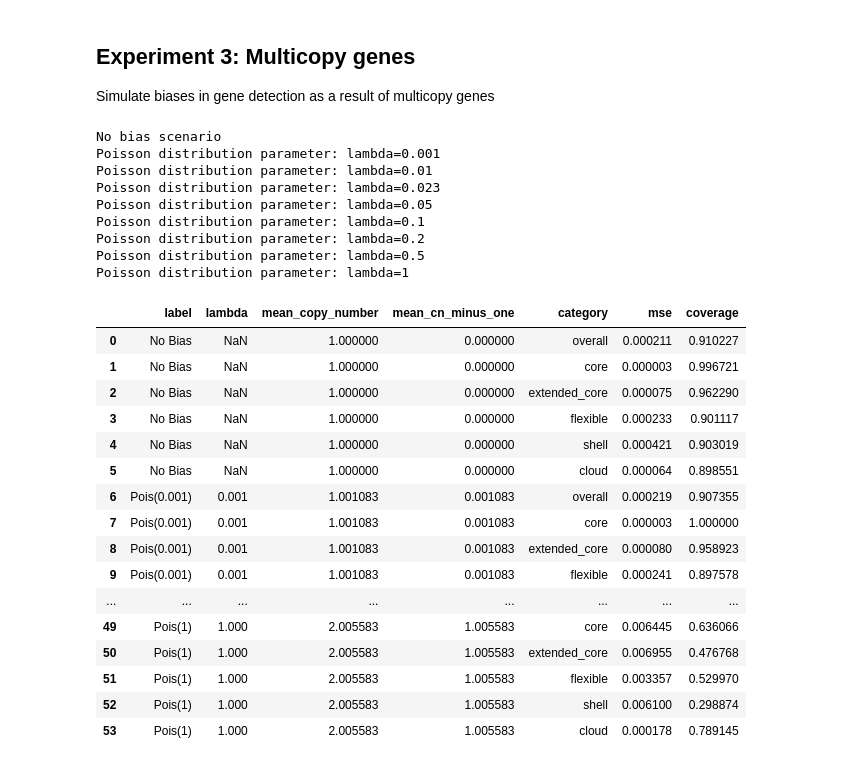
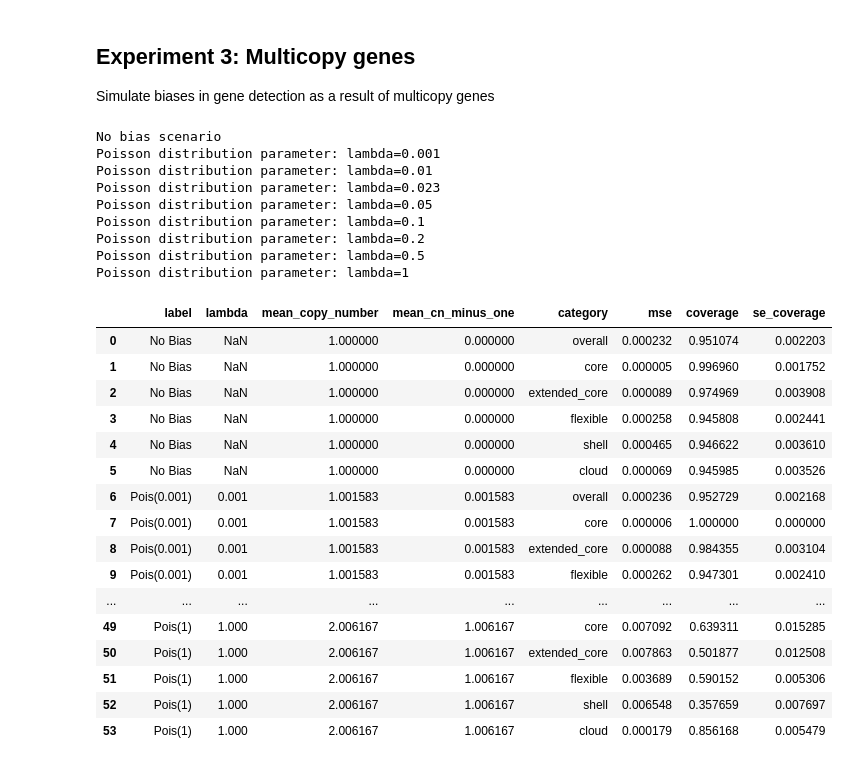
Before and after one commit to blasks/gene-prevalence, a Jupyter notebook: experiments/3-model-misspecification-simulations.ipynb, the cells around one changed output. Saved outputs shown, nothing was run; the diff lists cells and outputs as text; code cells hidden in the pictures.

```diff
--- a/experiments/3-model-misspecification-simulations.ipynb
+++ b/experiments/3-model-misspecification-simulations.ipynb
@@ -21,7 +21,10 @@ from gene_prevalence.simulations import build_observed_data_matrix, \
     build_presence_absence_matrix
 
 # instatiate random number generator with fixed seed for reproducibility
-rng = np.random.default_rng(seed=9481)
+rng = np.random.default_rng(seed=303838)
+
+# set confidence interval alpha level
+ci_alpha = 0.05
 # %%
 # set aesthetic parameters
 
@@ -253,11 +256,11 @@ for n_marker_genes in n_marker_genes_options:
     fit = model.fit(
         estimator="mle",
         interval_method="likelihood_ratio",
-        alpha=0.1,
+        alpha=ci_alpha,
         clip=True,
     )
     pi_hat = fit.prevalence
-    ci_lower, ci_upper = fit.confidence_interval()  # 90% confidence intervals
+    ci_lower, ci_upper = fit.confidence_interval()  # confidence interval bounds
 
     # evaluate MSE and coverage for each subset of genes
     for category, genes in category_definitions.items():
@@ -265,7 +268,7 @@ for n_marker_genes in n_marker_genes_options:
         # calculate MSE of estimated pi values compared to true pi values for this subset of genes
         mse = np.mean((pi_hat[genes] - true_pi_values[genes]) ** 2)
 
-        # calculate coverage of confidence intervals
+        # calculate confidence interval coverage
         # (proportion of true pi values that fall within the intervals) for this subset of genes
         coverage = np.mean((true_pi_values[genes] >= ci_lower[genes]) & (true_pi_values[genes] <= ci_upper[genes]))
 
@@ -274,7 +277,8 @@ for n_marker_genes in n_marker_genes_options:
             'n_marker_genes': n_marker_genes,
             'category': category,
             'mse': mse,
-            'coverage': coverage
+            'coverage': coverage,
+            'se_coverage': np.sqrt(coverage * (1 - coverage) / len(genes))  # standard error of coverage estimate
         })
 
 # convert results to a pandas dataframe
@@ -426,11 +442,11 @@ for beta in beta_values:
     fit = model.fit(
         estimator="mle",
         interval_method="likelihood_ratio",
-        alpha=0.1,
+        alpha=ci_alpha,
         clip=True,
     )
     pi_hat = fit.prevalence
-    ci_lower, ci_upper = fit.confidence_interval()  # 90% confidence intervals
+    ci_lower, ci_upper = fit.confidence_interval()  # confidence interval bounds
     pi_predictions_df[label] = pi_hat
 
     # evaluate MSE and coverage for each subset of genes
@@ -439,7 +455,7 @@ for beta in beta_values:
         # calculate MSE of estimated pi values compared to true pi values for this subset of genes
         mse = np.mean((pi_hat[genes] - true_pi_values[genes]) ** 2)
 
-        # calculate coverage of confidence intervals
+        # calculate confidence interval coverage
         # (proportion of true pi values that fall within the intervals) for this subset of genes
         coverage = np.mean((true_pi_values[genes] >= ci_lower[genes]) & (true_pi_values[genes] <= ci_upper[genes]))
 
@@ -450,7 +466,8 @@ for beta in beta_values:
             'beta': None if alpha is None else beta,
             'category': category,
             'mse': mse,
-            'coverage': coverage
+            'coverage': coverage,
+            'se_coverage': np.sqrt(coverage * (1 - coverage) / len(genes))  # standard error of coverage estimate
         })
 
 # convert results to a pandas dataframe
@@ -633,11 +662,11 @@ for lamb in poisson_lambdas:
     fit = model.fit(
         estimator="mle",
         interval_method="likelihood_ratio",
-        alpha=0.1,
+        alpha=ci_alpha,
         clip=True,
     )
     pi_hat = fit.prevalence
-    ci_lower, ci_upper = fit.confidence_interval()  # 90% confidence intervals
+    ci_lower, ci_upper = fit.confidence_interval()  # confidence interval bounds
     pi_predictions_df[label] = pi_hat
 
     # evaluate MSE and coverage for each subset of genes
@@ -645,52 +674,53 @@ for lamb in poisson_lambdas:
 
         # calculate MSE of estimated pi values compared to true pi values for this subset of genes
         mse = np.mean((pi_hat[genes] - true_pi_values[genes]) ** 2)
 
-        # calculate coverage of confidence intervals
+        # calculate confidence interval coverage
         # (proportion of true pi values that fall within the intervals) for this subset of genes
         coverage = np.mean((true_pi_values[genes] >= ci_lower[genes]) & (true_pi_values[genes] <= ci_upper[genes]))
 
         # store results in a list
         results.append({
             'label': label,
             'lambda': lamb,
             'mean_copy_number': gene_counts.mean(),
             'mean_cn_minus_one': gene_counts.mean() - 1,
             'category': category,
             'mse': mse,
-            'coverage': coverage
+            'coverage': coverage,
+            'se_coverage': np.sqrt(coverage * (1 - coverage) / len(genes))  # standard error of coverage estimate
         })
 
 # convert results to a pandas dataframe
 cn_test_df = pd.DataFrame(results)
 cn_test_df
 # %% [output]
 No bias scenario
 Poisson distribution parameter: lambda=0.001
 Poisson distribution parameter: lambda=0.01
 Poisson distribution parameter: lambda=0.023
 Poisson distribution parameter: lambda=0.05
 Poisson distribution parameter: lambda=0.1
 Poisson distribution parameter: lambda=0.2
 Poisson distribution parameter: lambda=0.5
 Poisson distribution parameter: lambda=1
-|  | label | lambda | mean_copy_number | mean_cn_minus_one | category | mse | coverage |
-| 0 | No Bias | NaN | 1.000000 | 0.000000 | overall | 0.000211 | 0.910227 |
-| 1 | No Bias | NaN | 1.000000 | 0.000000 | core | 0.000003 | 0.996721 |
-| 2 | No Bias | NaN | 1.000000 | 0.000000 | extended_core | 0.000075 | 0.962290 |
-| 3 | No Bias | NaN | 1.000000 | 0.000000 | flexible | 0.000233 | 0.901117 |
-| 4 | No Bias | NaN | 1.000000 | 0.000000 | shell | 0.000421 | 0.903019 |
-| 5 | No Bias | NaN | 1.000000 | 0.000000 | cloud | 0.000064 | 0.898551 |
-| 6 | Pois(0.001) | 0.001 | 1.001083 | 0.001083 | overall | 0.000219 | 0.907355 |
-| 7 | Pois(0.001) | 0.001 | 1.001083 | 0.001083 | core | 0.000003 | 1.000000 |
-| 8 | Pois(0.001) | 0.001 | 1.001083 | 0.001083 | extended_core | 0.000080 | 0.958923 |
-| 9 | Pois(0.001) | 0.001 | 1.001083 | 0.001083 | flexible | 0.000241 | 0.897578 |
-| ... | ... | ... | ... | ... | ... | ... | ... |
-| 49 | Pois(1) | 1.000 | 2.005583 | 1.005583 | core | 0.006445 | 0.636066 |
-| 50 | Pois(1) | 1.000 | 2.005583 | 1.005583 | extended_core | 0.006955 | 0.476768 |
-| 51 | Pois(1) | 1.000 | 2.005583 | 1.005583 | flexible | 0.003357 | 0.529970 |
-| 52 | Pois(1) | 1.000 | 2.005583 | 1.005583 | shell | 0.006100 | 0.298874 |
-| 53 | Pois(1) | 1.000 | 2.005583 | 1.005583 | cloud | 0.000178 | 0.789145 |
+|  | label | lambda | mean_copy_number | mean_cn_minus_one | category | mse | coverage | se_coverage |
+| 0 | No Bias | NaN | 1.000000 | 0.000000 | overall | 0.000232 | 0.951074 | 0.002203 |
+| 1 | No Bias | NaN | 1.000000 | 0.000000 | core | 0.000005 | 0.996960 | 0.001752 |
+| 2 | No Bias | NaN | 1.000000 | 0.000000 | extended_core | 0.000089 | 0.974969 | 0.003908 |
+| 3 | No Bias | NaN | 1.000000 | 0.000000 | flexible | 0.000258 | 0.945808 | 0.002441 |
+| 4 | No Bias | NaN | 1.000000 | 0.000000 | shell | 0.000465 | 0.946622 | 0.003610 |
+| 5 | No Bias | NaN | 1.000000 | 0.000000 | cloud | 0.000069 | 0.945985 | 0.003526 |
+| 6 | Pois(0.001) | 0.001 | 1.001583 | 0.001583 | overall | 0.000236 | 0.952729 | 0.002168 |
+| 7 | Pois(0.001) | 0.001 | 1.001583 | 0.001583 | core | 0.000006 | 1.000000 | 0.000000 |
+| 8 | Pois(0.001) | 0.001 | 1.001583 | 0.001583 | extended_core | 0.000088 | 0.984355 | 0.003104 |
+| 9 | Pois(0.001) | 0.001 | 1.001583 | 0.001583 | flexible | 0.000262 | 0.947301 | 0.002410 |
+| ... | ... | ... | ... | ... | ... | ... | ... | ... |
+| 49 | Pois(1) | 1.000 | 2.006167 | 1.006167 | core | 0.007092 | 0.639311 | 0.015285 |
+| 50 | Pois(1) | 1.000 | 2.006167 | 1.006167 | extended_core | 0.007863 | 0.501877 | 0.012508 |
+| 51 | Pois(1) | 1.000 | 2.006167 | 1.006167 | flexible | 0.003689 | 0.590152 | 0.005306 |
+| 52 | Pois(1) | 1.000 | 2.006167 | 1.006167 | shell | 0.006548 | 0.357659 | 0.007697 |
+| 53 | Pois(1) | 1.000 | 2.006167 | 1.006167 | cloud | 0.000179 | 0.856168 | 0.005479 |
 # %%
 # build multi-panel figure showing results from copy number experiment
 
```
Also changed, not shown: parts of 9 cells of this notebook, 4 other files.
